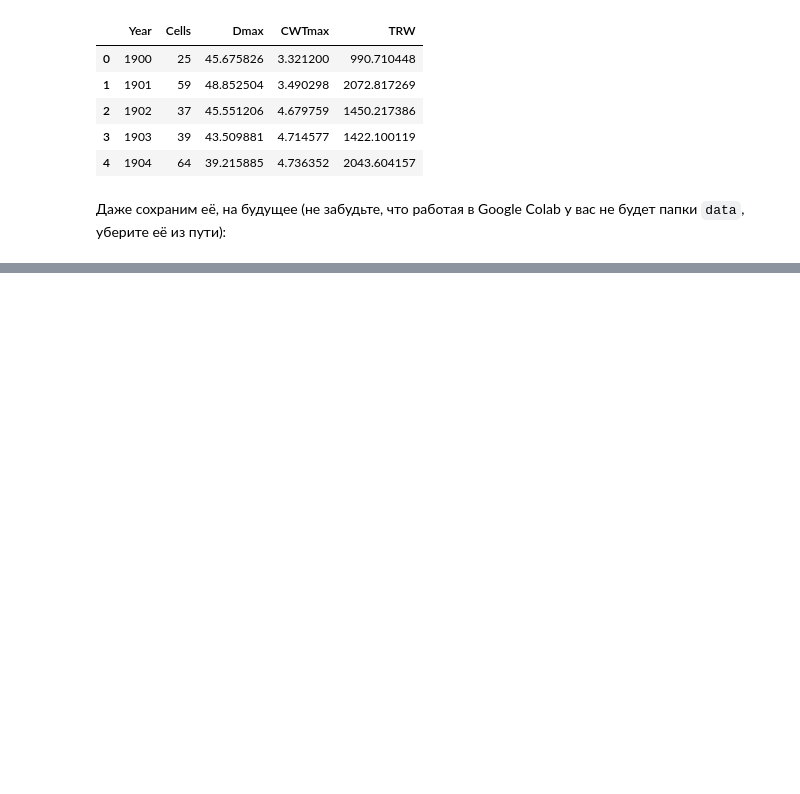
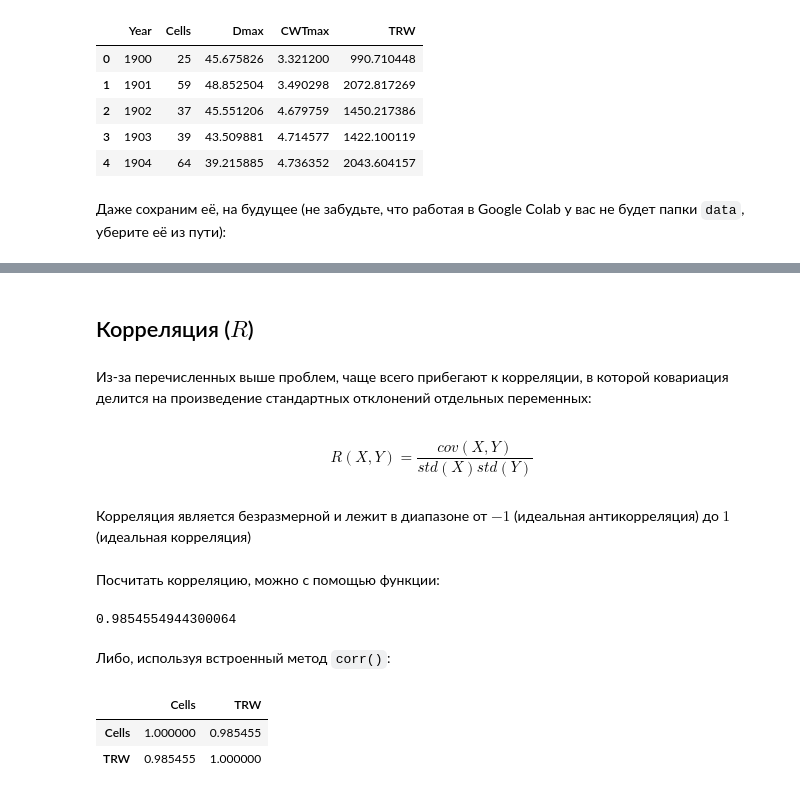
Before and after one commit to mikewellmeansme/biological-statistics-course, a Jupyter notebook: lesson_006.ipynb, the cells around one changed output, grey strips where cells are left out. Saved outputs shown, nothing was run; the diff lists cells and outputs as text; code cells hidden in the pictures; blank space fills up the shorter version.

```diff
--- a/lesson_006.ipynb
+++ b/lesson_006.ipynb
@@ -251,0 +320,25 @@ grouped_data.to_csv('data/grouped_002.csv', index=False)
+# %% [markdown]
+## Корреляция ($R$)
+# %% [markdown]
+Из-за перечисленных выше проблем, чаще всего прибегают к корреляции, в которой ковариация делится на произведение стандартных отклонений отдельных переменных:
+# %% [markdown]
+$$ R(X, Y) = \frac{cov(X,Y)}{std(X)std(Y)}$$
+# %% [markdown]
+Корреляция является безразмерной и лежит в диапазоне от $-1$ (идеальная антикорреляция) до $1$ (идеальная корреляция)
+# %% [markdown]
+Посчитать корреляцию, можно с помощью функции:
+# %%
+def corr(x, y):
+    return cov(x, y) / (x.std() * y.std())
+
+corr(grouped_data['TRW'], grouped_data['Cells'])
+# %% [output]
+0.9854554944300064
+# %% [markdown]
+Либо, используя встроенный метод `corr()`:
+# %%
+grouped_data[['Cells', 'TRW']].corr()
+# %% [output]
+|  | Cells | TRW |
+| Cells | 1.000000 | 0.985455 |
+| TRW | 0.985455 | 1.000000 |
```
Also changed, not shown: parts of 17 cells of this notebook.
